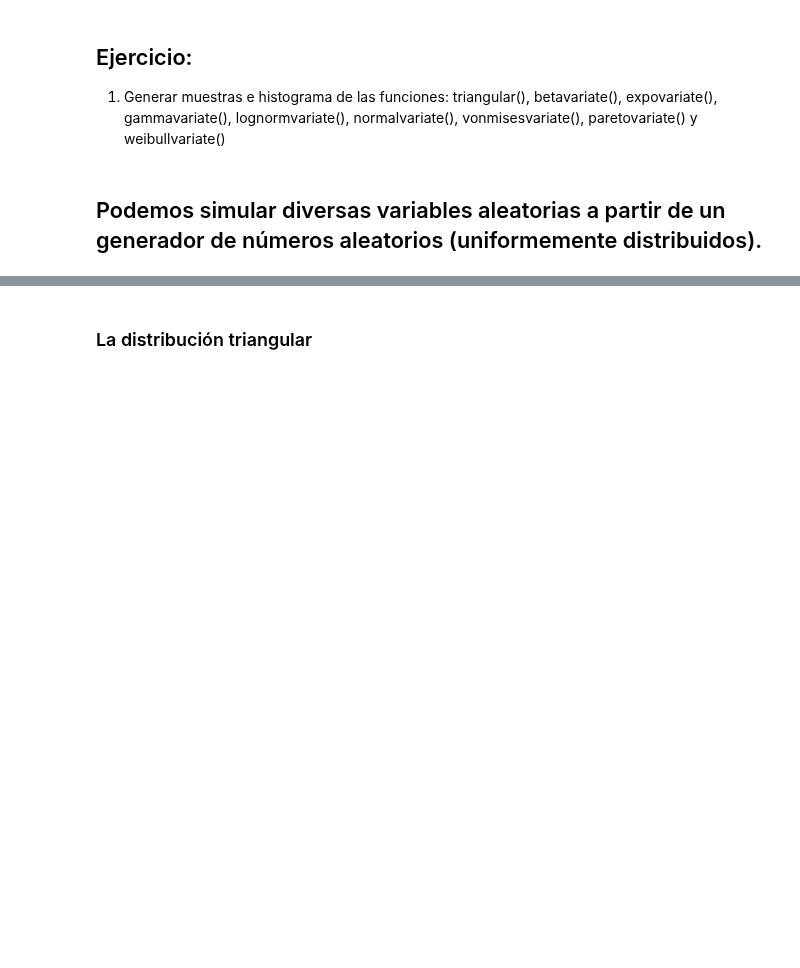
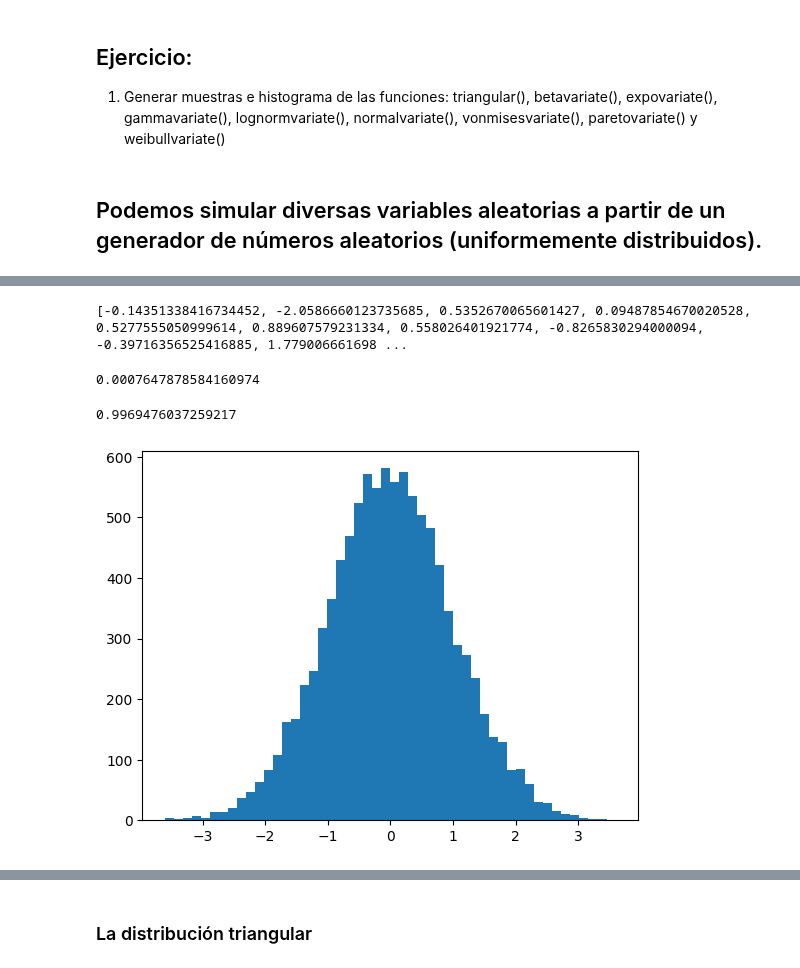
Before and after one commit to MartaPCastillo/Simulaci-n-I-, a Jupyter notebook: Generación_de_Variables_Aleatorias.ipynb, the cells around one changed output, grey strips where cells are left out. Cells and saved outputs as stored; diff of their text form; code cells hidden in the pictures; blank space fills up the shorter version.

```diff
--- a/Generación_de_Variables_Aleatorias.ipynb
+++ b/Generación_de_Variables_Aleatorias.ipynb
@@ -433,0 +448,27 @@ plt.show()
+# %%
+def desc(n):
+    lista = []
+    for i in range(n):
+      u=random.random()
+      X = (u**(0.135) - (1-u)**(0.135))/(0.1975)
+      lista.append(X)
+    return lista
+# %%
+G=desc(10000)
+print(G)
+# %% [output]
+[-0.14351338416734452, -2.0586660123735685, 0.5352670065601427, 0.09487854670020528, 0.5277555050999614, 0.889607579231334, 0.558026401921774, -0.8265830294000094, -0.39716356525416885, 1.779006661698 ...
+# %%
+mu=np.mean(G)
+print(mu)
+# %% [output]
+0.0007647878584160974
+# %%
+sigma2=np.var(G)
+print(sigma2)
+# %% [output]
+0.9969476037259217
+# %%
+plt.hist(G, bins=50)
+# %% [output]
+[figure, added]
```
Also changed, not shown: parts of 7 cells of this notebook.
